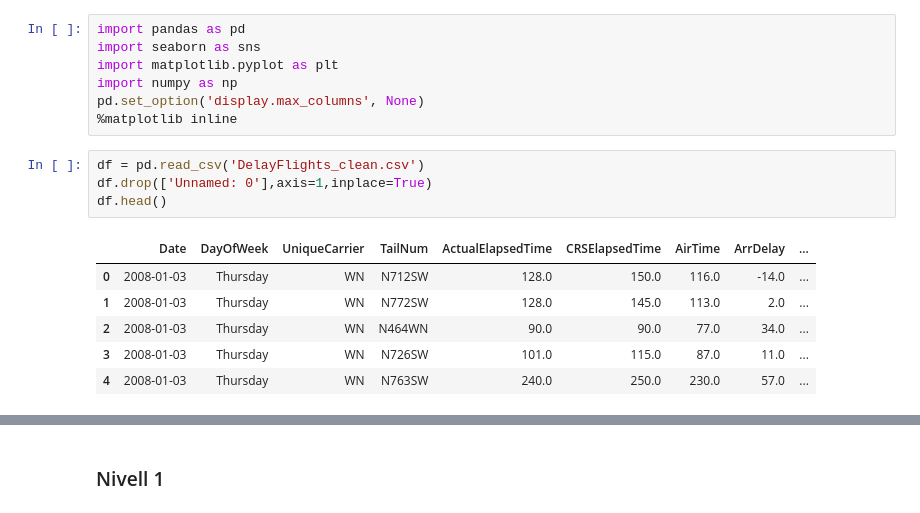
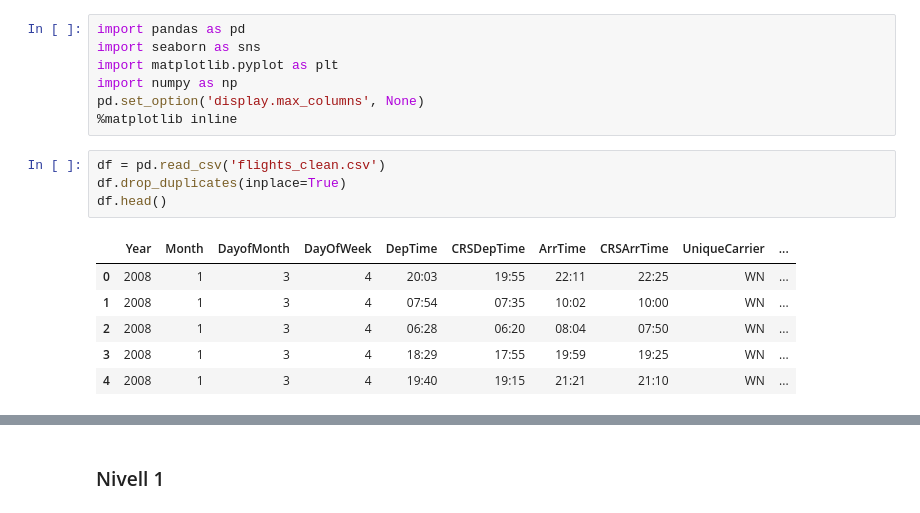
Before and after one commit to ManelForcales/Supervisat_Classificacio, a Jupyter notebook: Sprint13__classification.ipynb, the cells around one changed output, grey strips where cells are left out. Drawn from its saved outputs; the diff is of its cells as text.

```diff
--- a/Sprint13__classification.ipynb
+++ b/Sprint13__classification.ipynb
@@ -6,13 +6,13 @@ import numpy as np
 pd.set_option('display.max_columns', None)
 %matplotlib inline
 # %%
-df = pd.read_csv('DelayFlights_clean.csv')
-df.drop(['Unnamed: 0'],axis=1,inplace=True)
+df = pd.read_csv('flights_clean.csv')
+df.drop_duplicates(inplace=True)
 df.head()
 # %% [output]
-|  | Date | DayOfWeek | UniqueCarrier | TailNum | ActualElapsedTime | CRSElapsedTime | AirTime | ArrDelay | ... |
-| 0 | 2008-01-03 | Thursday | WN | N712SW | 128.0 | 150.0 | 116.0 | -14.0 | ... |
-| 1 | 2008-01-03 | Thursday | WN | N772SW | 128.0 | 145.0 | 113.0 | 2.0 | ... |
-| 2 | 2008-01-03 | Thursday | WN | N464WN | 90.0 | 90.0 | 77.0 | 34.0 | ... |
-| 3 | 2008-01-03 | Thursday | WN | N726SW | 101.0 | 115.0 | 87.0 | 11.0 | ... |
-| 4 | 2008-01-03 | Thursday | WN | N763SW | 240.0 | 250.0 | 230.0 | 57.0 | ... |
+|  | Year | Month | DayofMonth | DayOfWeek | DepTime | CRSDepTime | ArrTime | CRSArrTime | UniqueCarrier | ... |
+| 0 | 2008 | 1 | 3 | 4 | 20:03 | 19:55 | 22:11 | 22:25 | WN | ... |
+| 1 | 2008 | 1 | 3 | 4 | 07:54 | 07:35 | 10:02 | 10:00 | WN | ... |
+| 2 | 2008 | 1 | 3 | 4 | 06:28 | 06:20 | 08:04 | 07:50 | WN | ... |
+| 3 | 2008 | 1 | 3 | 4 | 18:29 | 17:55 | 19:59 | 19:25 | WN | ... |
+| 4 | 2008 | 1 | 3 | 4 | 19:40 | 19:15 | 21:21 | 21:10 | WN | ... |
```
Also changed, not shown: parts of 31 cells of this notebook.
